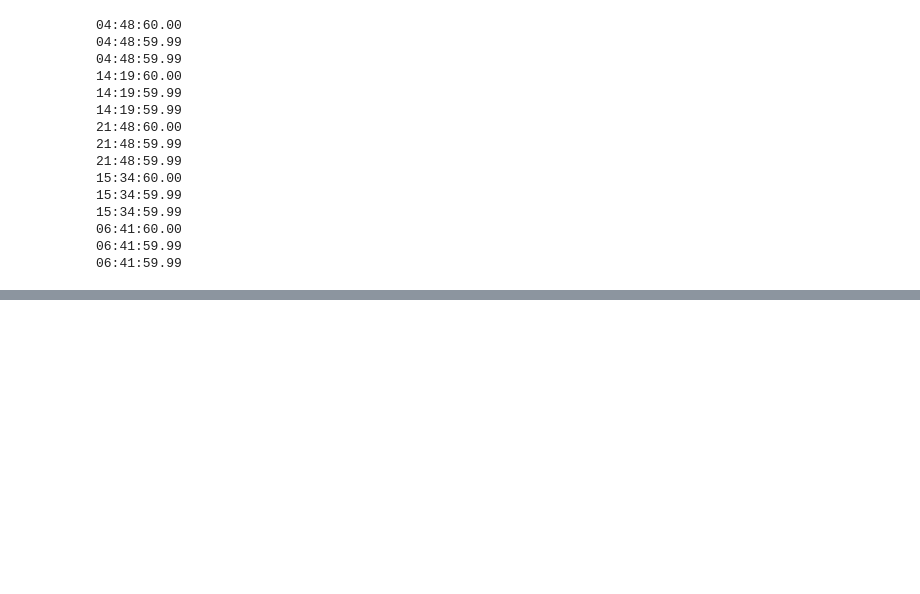
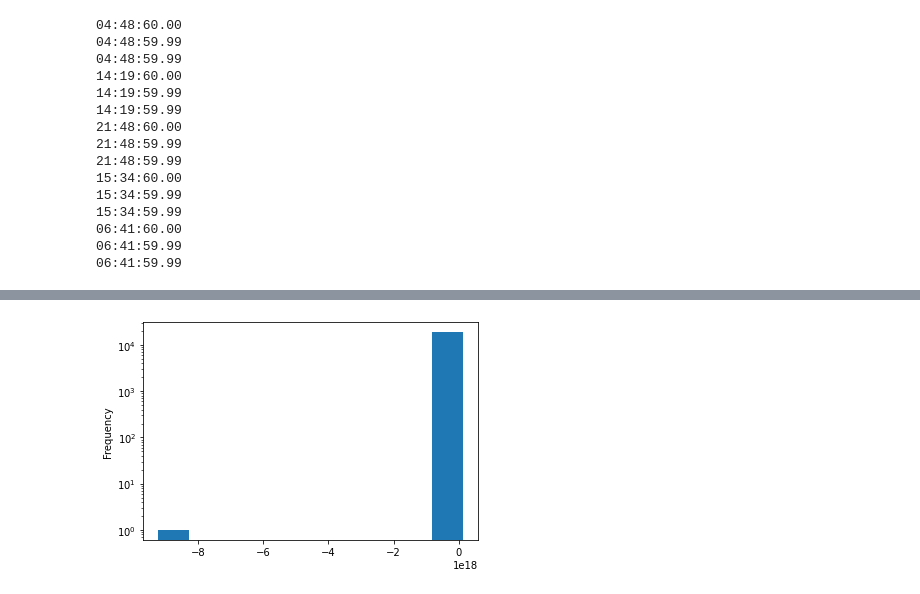
Before and after one commit to AlbertoBassanoni/MLPNS_ABassanoni, a Jupyter notebook: MLPNS23_Lesson_17_3.ipynb, the cells around one changed output, grey strips where cells are left out. Drawn from its saved outputs; the diff is of its cells as text; code cells hidden in the pictures; blank space fills up the shorter version.

```diff
--- a/MLPNS23_Lesson_17_3.ipynb
+++ b/MLPNS23_Lesson_17_3.ipynb
@@ -215,0 +355,8 @@ for i in range(len(eqs)):
+# %%
+#sto selezionando le entrate del dataframe che uso nell'analisi selezionando
+#i subsets provenienti dai gooddates, tagliando via i periodi temporali
+#che non mi servono
+
+#Attenzione! I dati giusti sulla magnitudine erano "Unnamed: 5"
+
+eqGoodData = eqs[gooddates][["datetime", "Unnamed: 5"]]
@@ -215,0 +367,8 @@ for i in range(len(eqs)):
+# %%
+#Rinomino
+
+eqGoodData.rename({"Unnamed: 5":"mag"}, axis=1, inplace=True)
+# %%
+#filtro e uso solo i dati con magnitudine maggiore o uguale a 2
+
+eqGoodData = eqGoodData[eqGoodData["mag"]>=2]
@@ -215,0 +379,6 @@ for i in range(len(eqs)):
+# %%
+#creo la colonna gaps, ossia i time gaps tra un terremoto e l'altro
+
+#faccio la differenza tra gli intervalli temporali con la funzione diff, e li
+#restituisco come float
+eqGoodData["gaps"]=eqGoodData["datetime"].diff().values.astype(float)
@@ -215,0 +402,6 @@ for i in range(len(eqs)):
+# %%
+eqGoodData["gaps"].plot(kind="hist", logy=True);
+
+#c'è un problema su questi dati: hanno una distribuzione molto skewd
+# %% [output]
+[figure, added]
```
Also changed, not shown: parts of 30 cells of this notebook.
